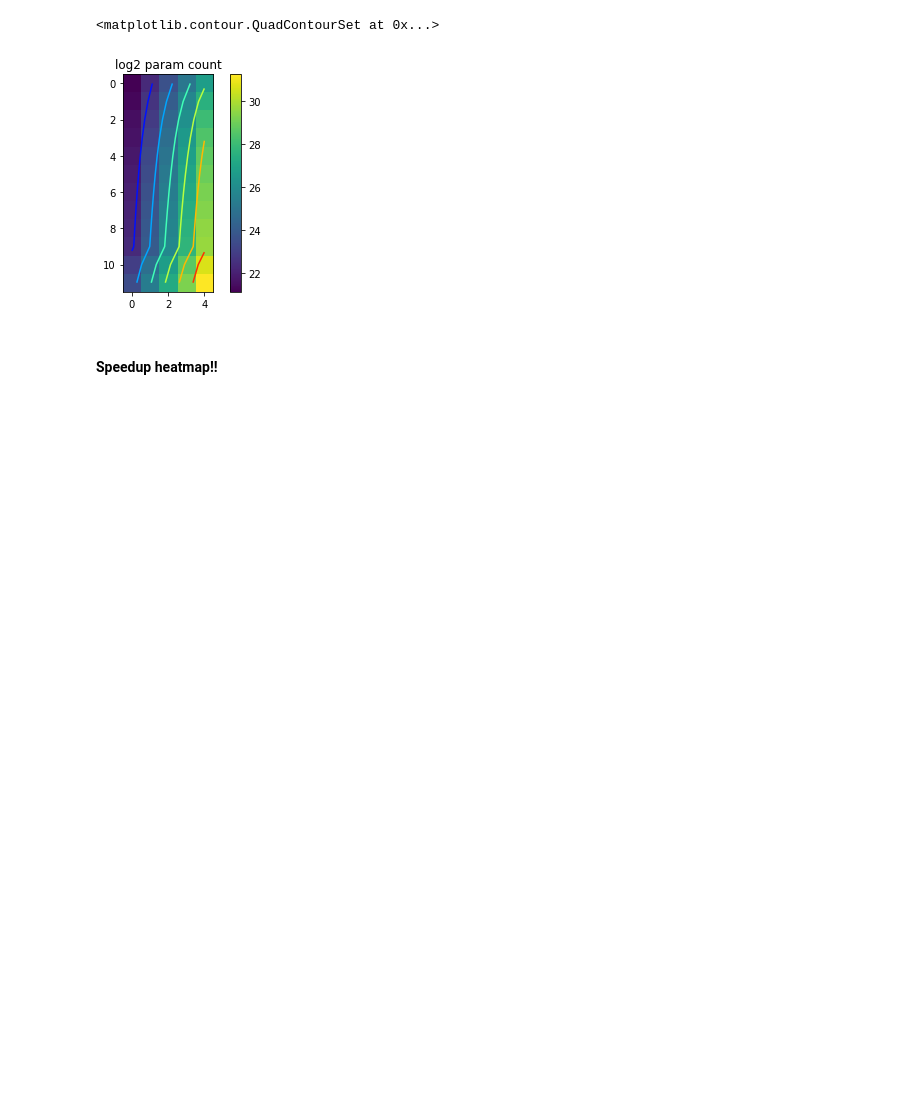
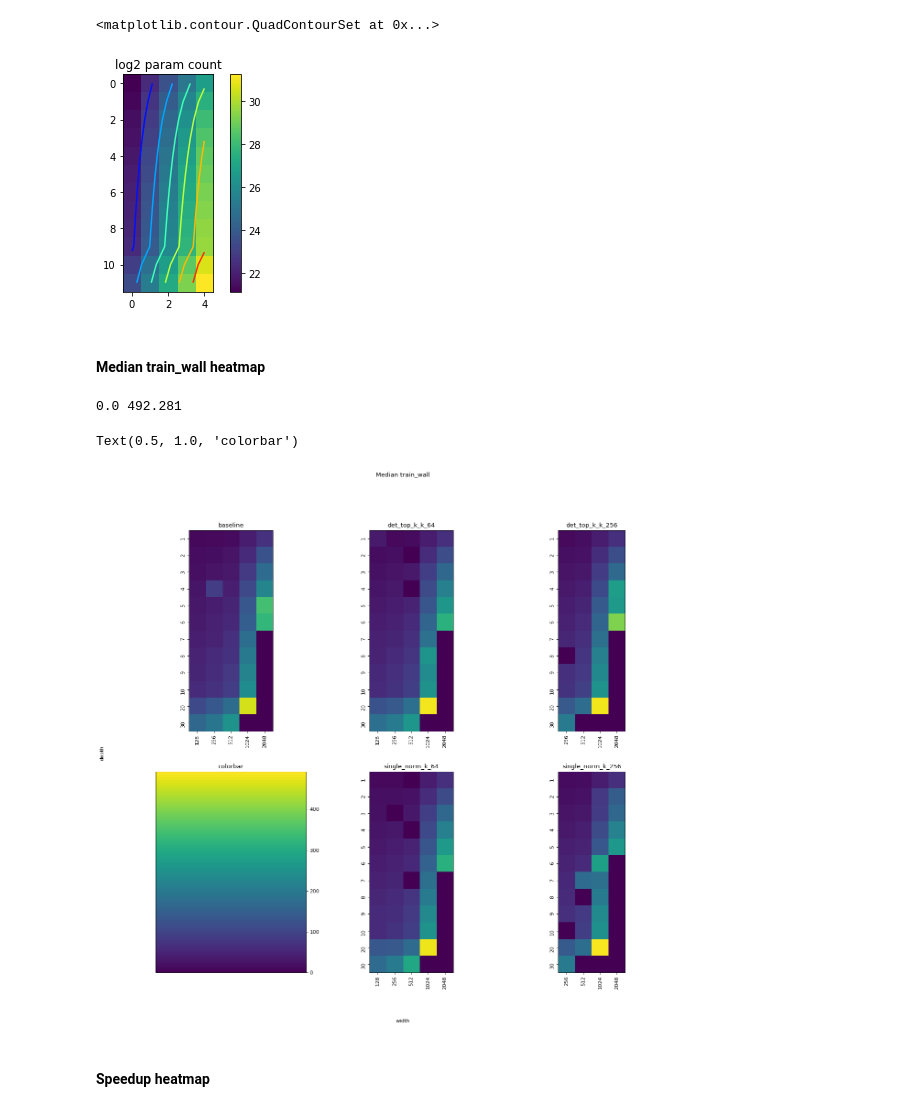
Before and after one commit to darkmatter08/fairseq, a Jupyter notebook: fairseq/modules/compare_linears/Analyze width depth sweeps.ipynb, the cells around one changed output. Drawn from its saved outputs; the diff is of its cells as text; code cells hidden in the pictures; blank space fills up the shorter version.

```diff
--- a/fairseq/modules/compare_linears/Analyze width depth sweeps.ipynb
+++ b/fairseq/modules/compare_linears/Analyze width depth sweeps.ipynb
@@ -756,5 +720,29 @@ plt.contour(log_param_count, cmap='jet') # , levels=20
 # %% [output]
 <matplotlib.contour.QuadContourSet at 0x...>
 [figure]
+# %% [markdown]
+#### Median train_wall heatmap
+# %%
+field = 'Median'
+vmin, vmax = get_normalizing_values(field)
+print(vmin, vmax)
+
+fig, all_ax = plt.subplots(2, 3, figsize=(18, 16), dpi= 80)
+result = make_heatmap(baseline_results, all_ax[0,0], title='baseline', field=field, vmin=vmin, vmax=vmax)
+result = make_heatmap(det_top_k_k_64, all_ax[0,1], title='det_top_k_k_64', field=field, vmin=vmin, vmax=vmax)
+result = make_heatmap(det_top_k_k_256, all_ax[0,2], title='det_top_k_k_256', field=field, vmin=vmin, vmax=vmax)
+result = make_heatmap(single_norm_k_64, all_ax[1,1], title='single_norm_k_64', field=field, vmin=vmin, vmax=vmax)
+result = make_heatmap(single_norm_k_256, all_ax[1,2], title='single_norm_k_256', field=field, vmin=vmin, vmax=vmax)
+
+fig.text(0.5, 0.04, 'width', ha='center')
+fig.text(0.04, 0.5, 'depth', va='center', rotation='vertical')
+fig.suptitle('Median train_wall')
+
+fig.colorbar(result[0], cax=all_ax[1,0])
+all_ax[1,0].set_title('colorbar')
+# %% [output]
+0.0 492.281
+Text(0.5, 1.0, 'colorbar')
+[figure, added]
 # %% [markdown]
-#### Speedup heatmap!!
+#### Speedup heatmap
```
Also changed, not shown: parts of 30 cells of this notebook, 2 other files.
